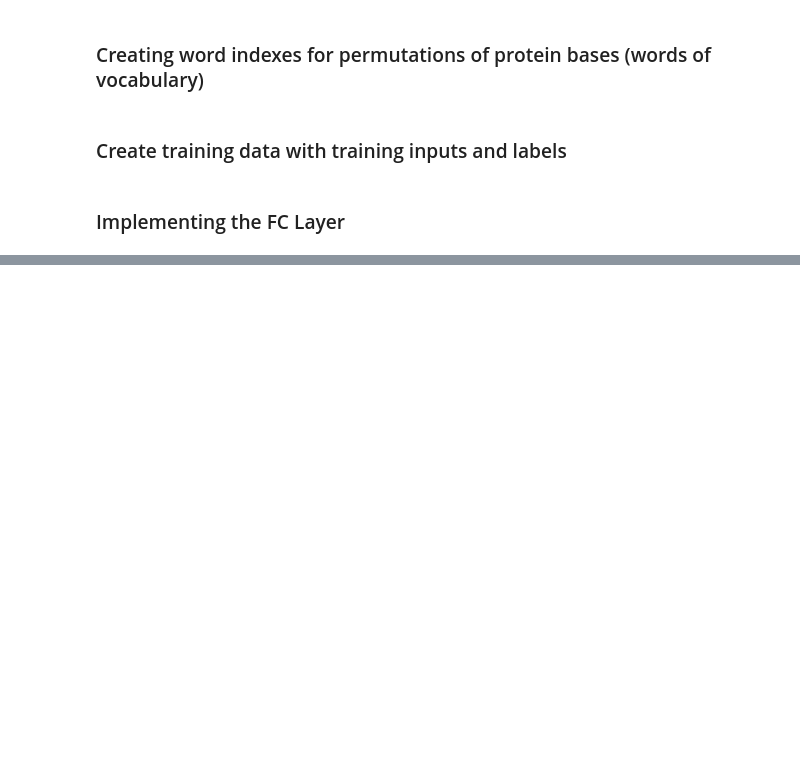
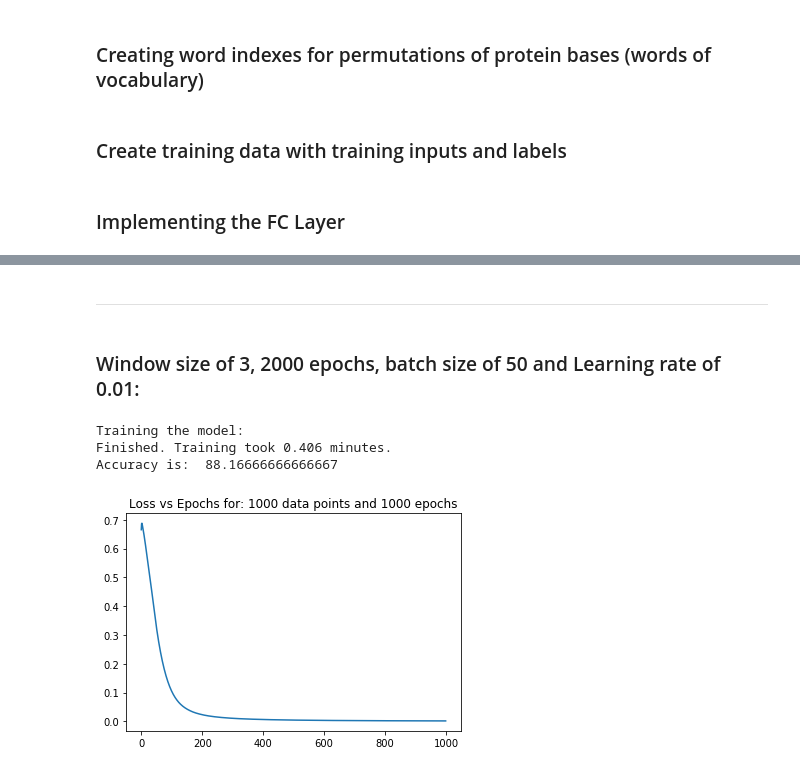
Before and after one commit to pvnkot/gene_annotation_with_attention, a Jupyter notebook: Imp_1.ipynb, the cells around one changed output, grey strips where cells are left out. Saved outputs shown, nothing was run; the diff lists cells and outputs as text; code cells hidden in the pictures; blank space fills up the shorter version.

```diff
--- a/Imp_1.ipynb
+++ b/Imp_1.ipynb
@@ -199,0 +212,16 @@ def training():
+# %% [markdown]
+************************************************************************************************************
+# %% [markdown]
+<h3>Window size of 3, 2000 epochs, batch size of 50 and Learning rate of 0.01:
+# %%
+set_hyperparameters(3, 2000, 50, 0.01)
+net = Net()
+with_attention = True
+training_inputs, training_labels = get_inputs_and_labels(with_attention, train_data, positive_sample_size, negative_sample_size)
+training(net, training_inputs, training_labels, optimizer, criterion, with_attention, batch_size)
+test()
+# %% [output]
+Training the model:
+Finished. Training took 0.406 minutes.
+Accuracy is:  88.16666666666667
+[figure, added]
```
Also changed, not shown: parts of 47 cells of this notebook.
